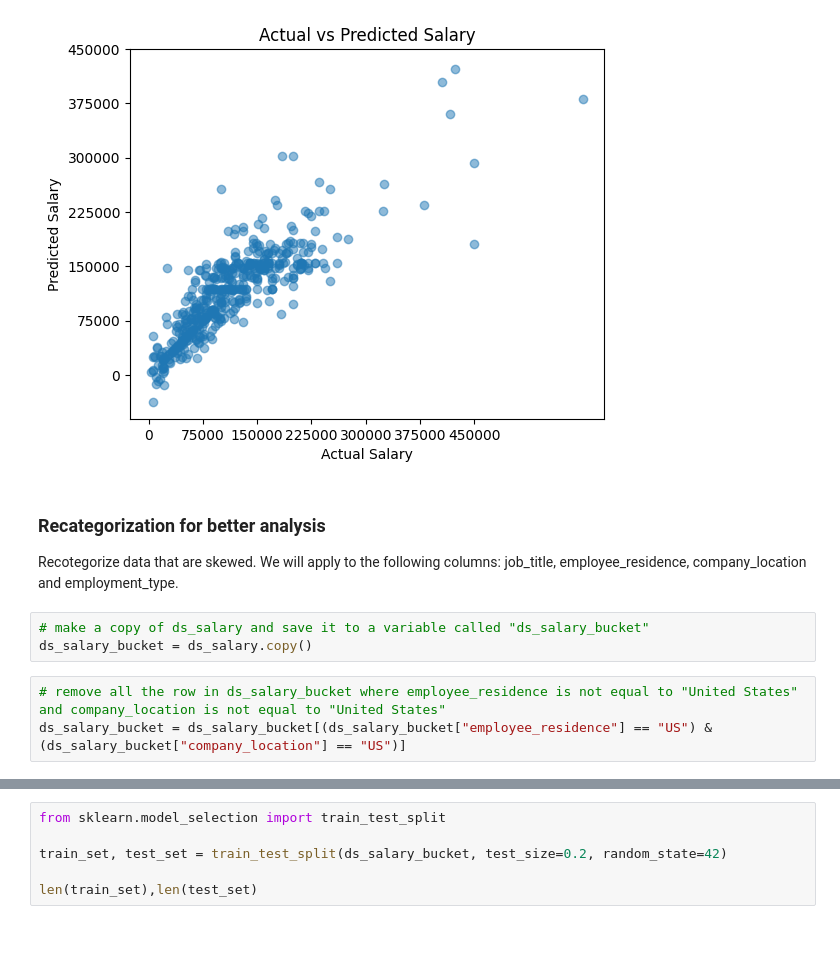
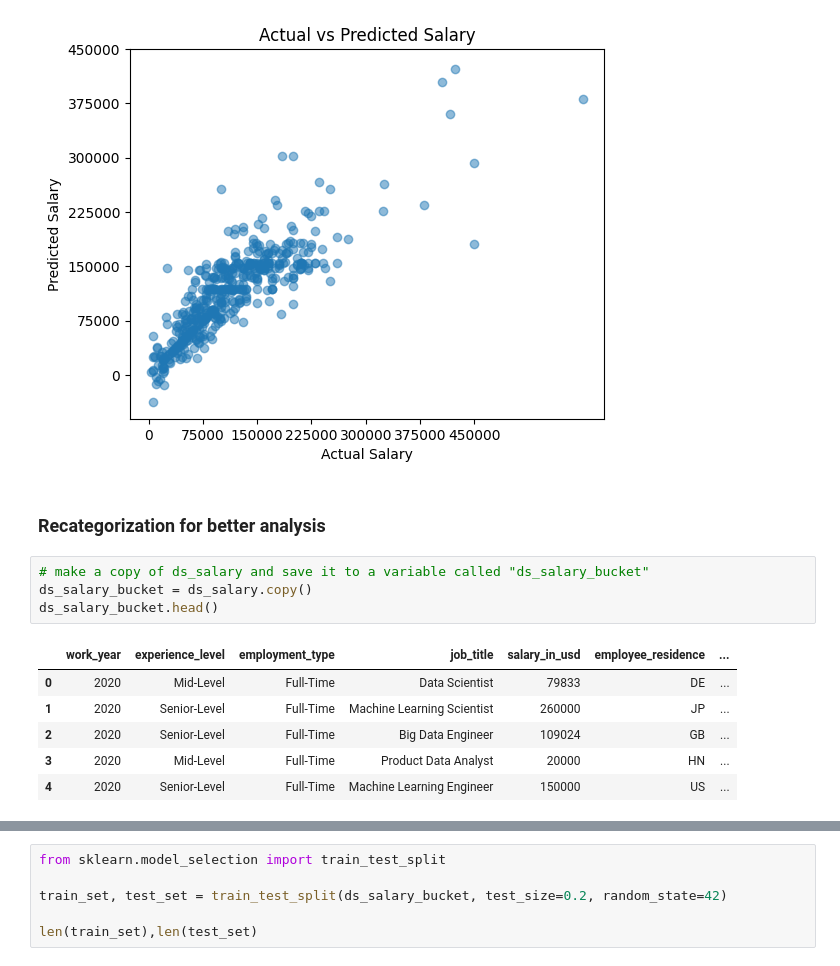
Before and after one commit to chriscolomb/seng474-project, a Jupyter notebook: notebook.ipynb, the cells around one changed output, grey strips where cells are left out. Cells and saved outputs as stored; diff of their text form; blank space fills up the shorter version.

```diff
--- a/notebook.ipynb
+++ b/notebook.ipynb
@@ -598,12 +588,16 @@ plt.title("Actual vs Predicted Salary")
 plt.show()
 # %% [output]
 [figure]
-# %% [markdown]
-### Recategorization for better analysis
-Recotegorize data that are skewed. We will apply to the following columns: job_title, employee_residence, company_location and employment_type.
+# %% [markdown]
+### Recategorization for better analysis
 # %%
 # make a copy of ds_salary and save it to a variable called "ds_salary_bucket"
 ds_salary_bucket = ds_salary.copy()
+ds_salary_bucket.head()
+# %% [output]
+|  | work_year | experience_level | employment_type | job_title | salary_in_usd | employee_residence | ... |
+| 0 | 2020 | Mid-Level | Full-Time | Data Scientist | 79833 | DE | ... |
+| 1 | 2020 | Senior-Level | Full-Time | Machine Learning Scientist | 260000 | JP | ... |
+| 2 | 2020 | Senior-Level | Full-Time | Big Data Engineer | 109024 | GB | ... |
+| 3 | 2020 | Mid-Level | Full-Time | Product Data Analyst | 20000 | HN | ... |
+| 4 | 2020 | Senior-Level | Full-Time | Machine Learning Engineer | 150000 | US | ... |
-# %%
-# remove all the row in ds_salary_bucket where employee_residence is not equal to "United States" and company_location is not equal to "United States"
-ds_salary_bucket = ds_salary_bucket[(ds_salary_bucket["employee_residence"] == "US") & (ds_salary_bucket["company_location"] == "US")]
```
Also changed, not shown: parts of 20 cells of this notebook.
